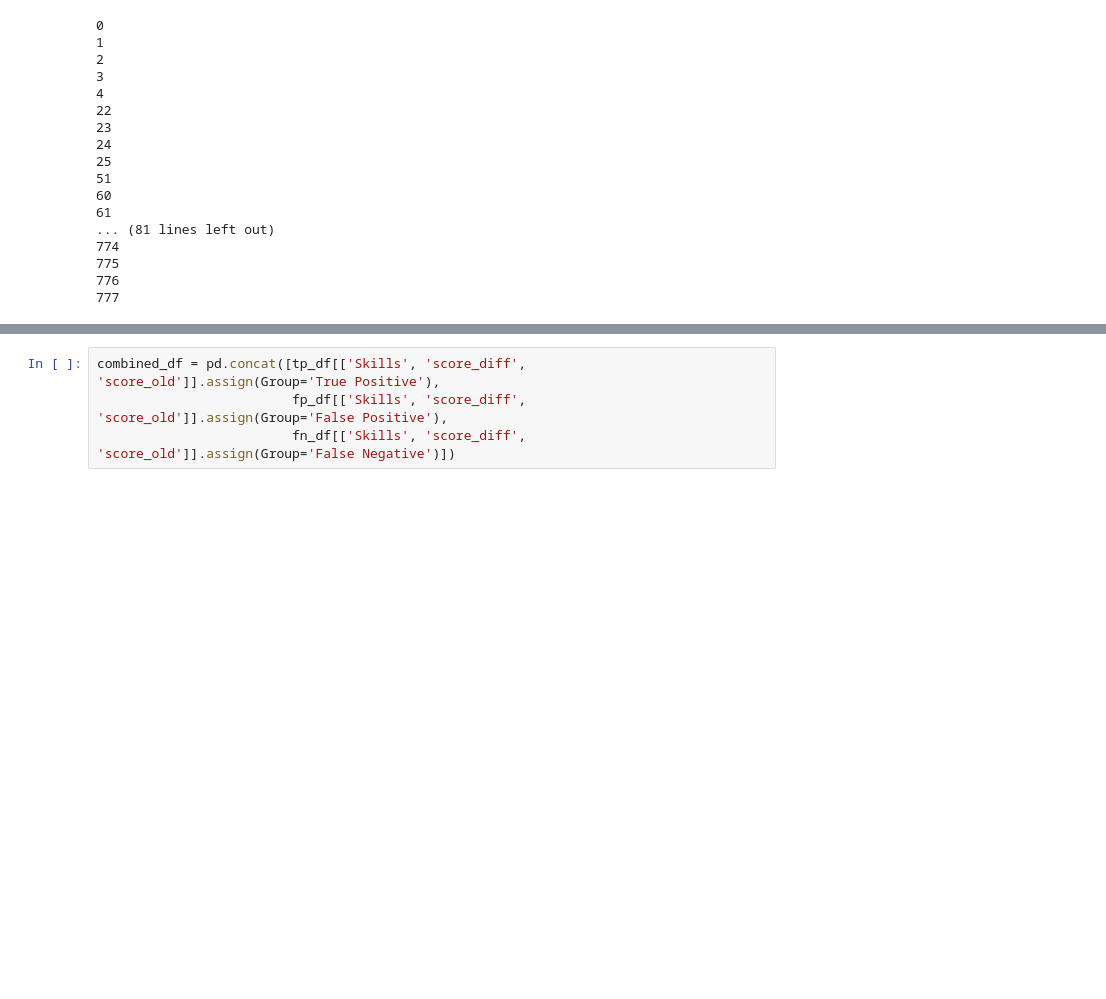
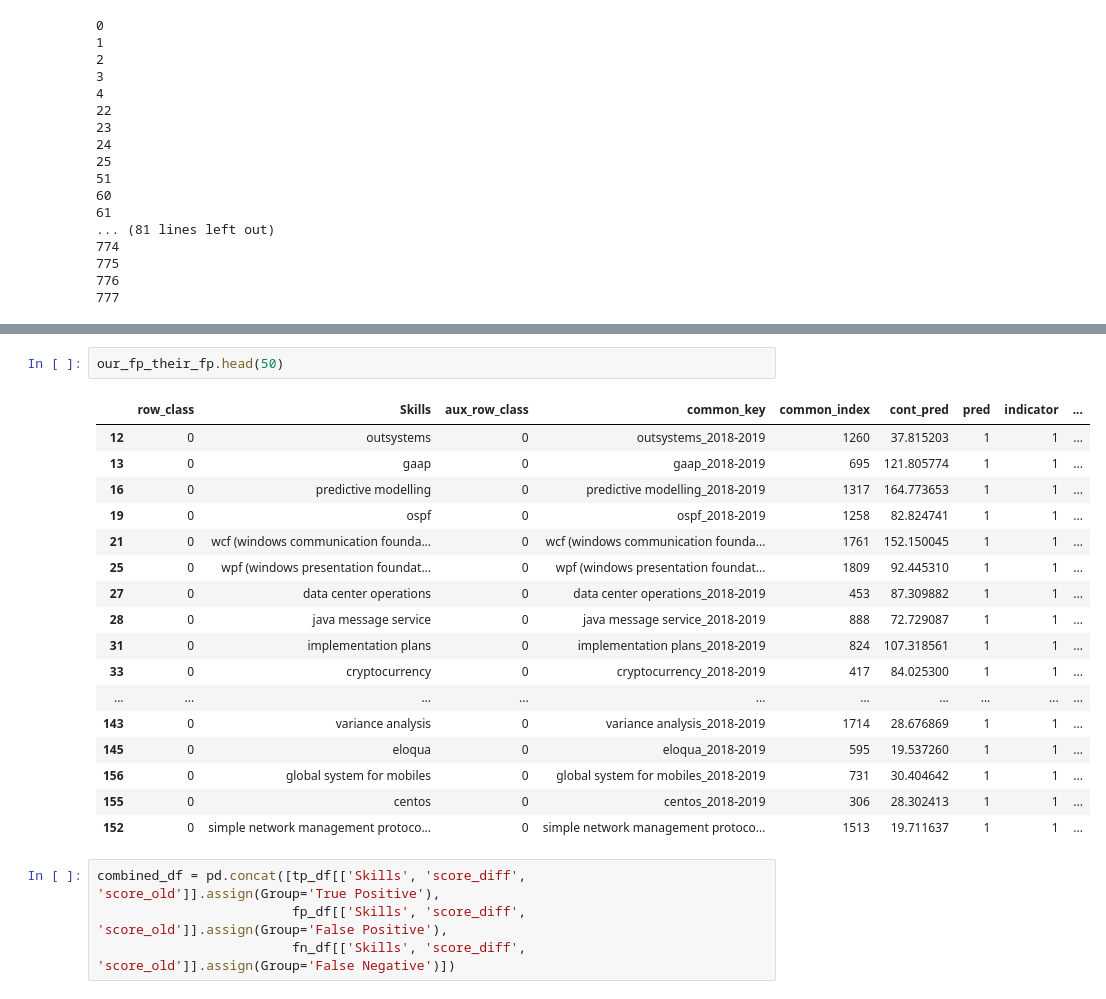
Before and after one commit to RamtinYazdanian/job_skill_trend_analysis, a Jupyter notebook: notebooks/emerging_skill_analysis.ipynb, the cells around one changed output, grey strips where cells are left out. Saved outputs shown, nothing was run; the diff lists cells and outputs as text; blank space fills up the shorter version.

```diff
--- a/notebooks/emerging_skill_analysis.ipynb
+++ b/notebooks/emerging_skill_analysis.ipynb
@@ -1692,3 +1695,23 @@ merged_temp.sort_values('cont_pred', ascending=False).head(250).tail(30)
+# %%
+our_fp_their_fp.head(50)
+# %% [output]
+|  | row_class | Skills | aux_row_class | common_key | common_index | cont_pred | pred | indicator | ... |
+| 12 | 0 | outsystems | 0 | outsystems_2018-2019 | 1260 | 37.815203 | 1 | 1 | ... |
+| 13 | 0 | gaap | 0 | gaap_2018-2019 | 695 | 121.805774 | 1 | 1 | ... |
+| 16 | 0 | predictive modelling | 0 | predictive modelling_2018-2019 | 1317 | 164.773653 | 1 | 1 | ... |
+| 19 | 0 | ospf | 0 | ospf_2018-2019 | 1258 | 82.824741 | 1 | 1 | ... |
+| 21 | 0 | wcf (windows communication founda... | 0 | wcf (windows communication founda... | 1761 | 152.150045 | 1 | 1 | ... |
+| 25 | 0 | wpf (windows presentation foundat... | 0 | wpf (windows presentation foundat... | 1809 | 92.445310 | 1 | 1 | ... |
+| 27 | 0 | data center operations | 0 | data center operations_2018-2019 | 453 | 87.309882 | 1 | 1 | ... |
+| 28 | 0 | java message service | 0 | java message service_2018-2019 | 888 | 72.729087 | 1 | 1 | ... |
+| 31 | 0 | implementation plans | 0 | implementation plans_2018-2019 | 824 | 107.318561 | 1 | 1 | ... |
+| 33 | 0 | cryptocurrency | 0 | cryptocurrency_2018-2019 | 417 | 84.025300 | 1 | 1 | ... |
+| ... | ... | ... | ... | ... | ... | ... | ... | ... | ... |
+| 143 | 0 | variance analysis | 0 | variance analysis_2018-2019 | 1714 | 28.676869 | 1 | 1 | ... |
+| 145 | 0 | eloqua | 0 | eloqua_2018-2019 | 595 | 19.537260 | 1 | 1 | ... |
+| 156 | 0 | global system for mobiles | 0 | global system for mobiles_2018-2019 | 731 | 30.404642 | 1 | 1 | ... |
+| 155 | 0 | centos | 0 | centos_2018-2019 | 306 | 28.302413 | 1 | 1 | ... |
+| 152 | 0 | simple network management protoco... | 0 | simple network management protoco... | 1513 | 19.711637 | 1 | 1 | ... |
 # %%
 combined_df = pd.concat([tp_df[['Skills', 'score_diff', 'score_old']].assign(Group='True Positive'),
                          fp_df[['Skills', 'score_diff', 'score_old']].assign(Group='False Positive'),
```
Also changed, not shown: parts of 28 cells of this notebook, 1 other file.
